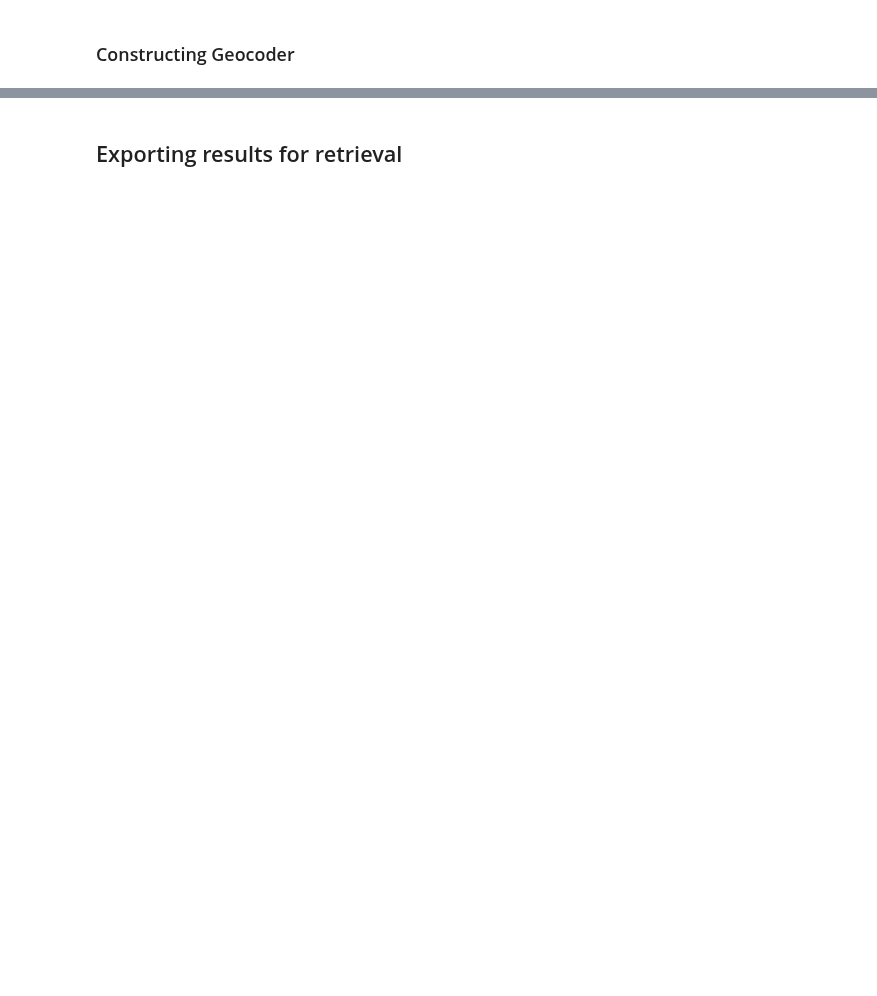
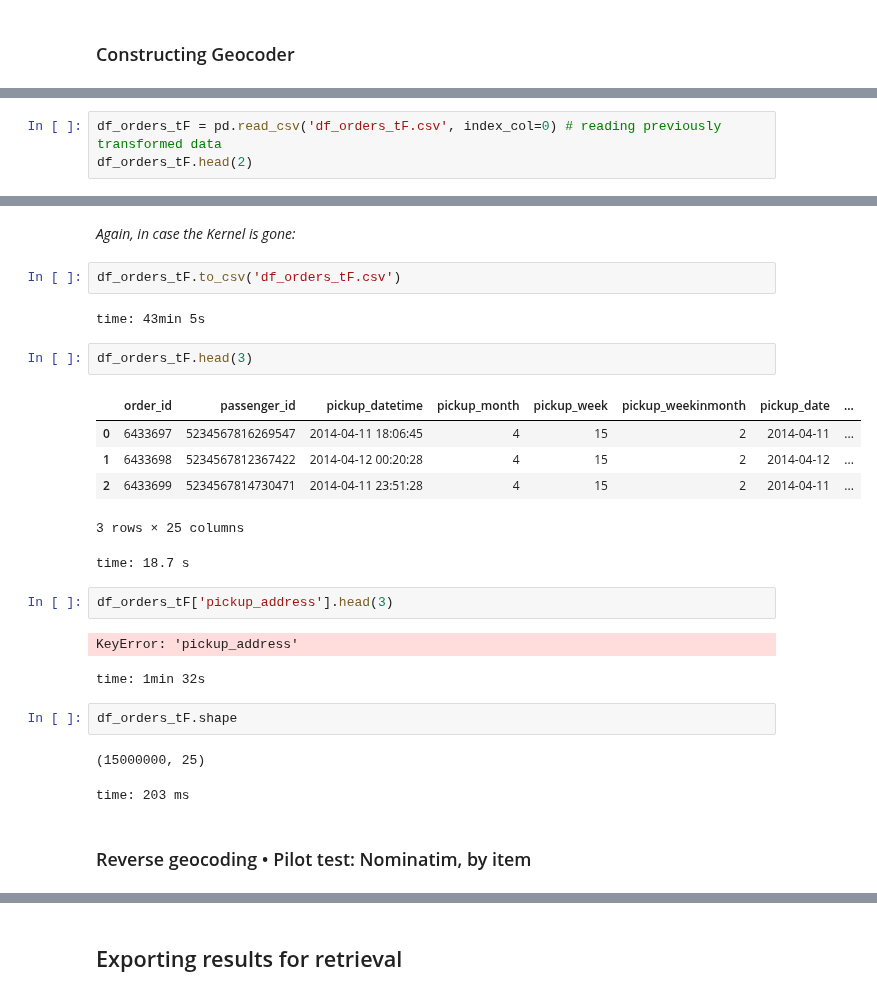
Before and after one commit to isis-santos-costa/99_Challenge, a Jupyter notebook: 99__DataTransformation3F.ipynb, the cells around one changed output, grey strips where cells are left out. Drawn from its saved outputs; the diff is of its cells as text; blank space fills up the shorter version.

```diff
--- a/99__DataTransformation3F.ipynb
+++ b/99__DataTransformation3F.ipynb
@@ -189,0 +365,3 @@ df_orders_sm.head()
+# %%
+df_orders_tF = pd.read_csv('df_orders_tF.csv', index_col=0) # reading previously transformed data
+df_orders_tF.head(2)
@@ -189,0 +383,27 @@ df_orders_sm.head()
+# %% [markdown]
+<i> Again, in case the Kernel is gone:
+# %%
+df_orders_tF.to_csv('df_orders_tF.csv')
+# %% [output]
+time: 43min 5s
+# %%
+df_orders_tF.head(3)
+# %% [output]
+|  | order_id | passenger_id | pickup_datetime | pickup_month | pickup_week | pickup_weekinmonth | pickup_date | ... |
+| 0 | 6433697 | 5234567816269547 | 2014-04-11 18:06:45 | 4 | 15 | 2 | 2014-04-11 | ... |
+| 1 | 6433698 | 5234567812367422 | 2014-04-12 00:20:28 | 4 | 15 | 2 | 2014-04-12 | ... |
+| 2 | 6433699 | 5234567814730471 | 2014-04-11 23:51:28 | 4 | 15 | 2 | 2014-04-11 | ... |
+3 rows × 25 columns
+time: 18.7 s
+# %%
+df_orders_tF['pickup_address'].head(3)
+# %% [output]
+KeyError: 'pickup_address'
+time: 1min 32s
+# %%
+df_orders_tF.shape
+# %% [output]
+(15000000, 25)
+time: 203 ms
+# %% [markdown]
+### Reverse geocoding • Pilot test: Nominatim, by item
```
Also changed, not shown: parts of 111 cells of this notebook.
